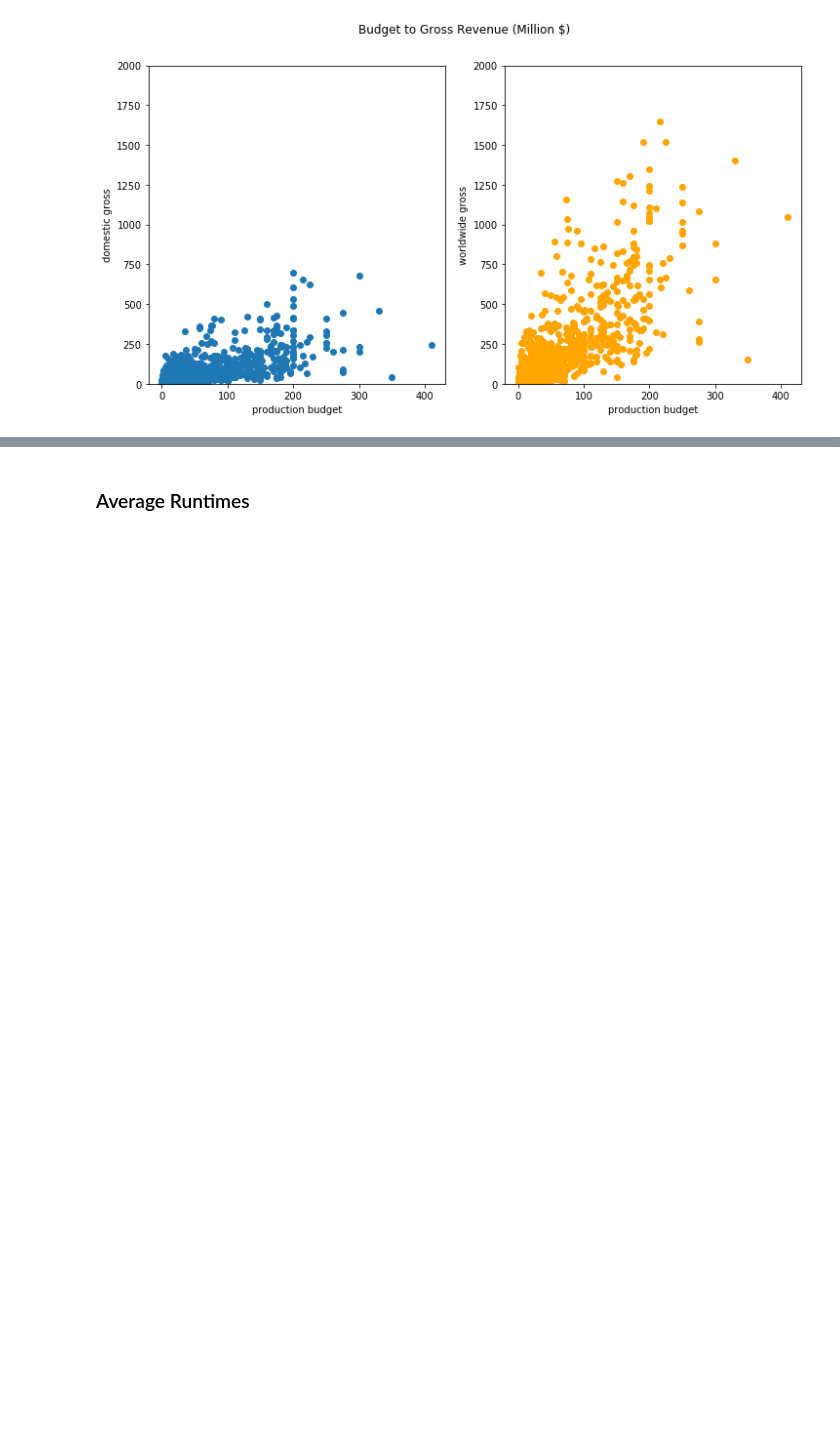
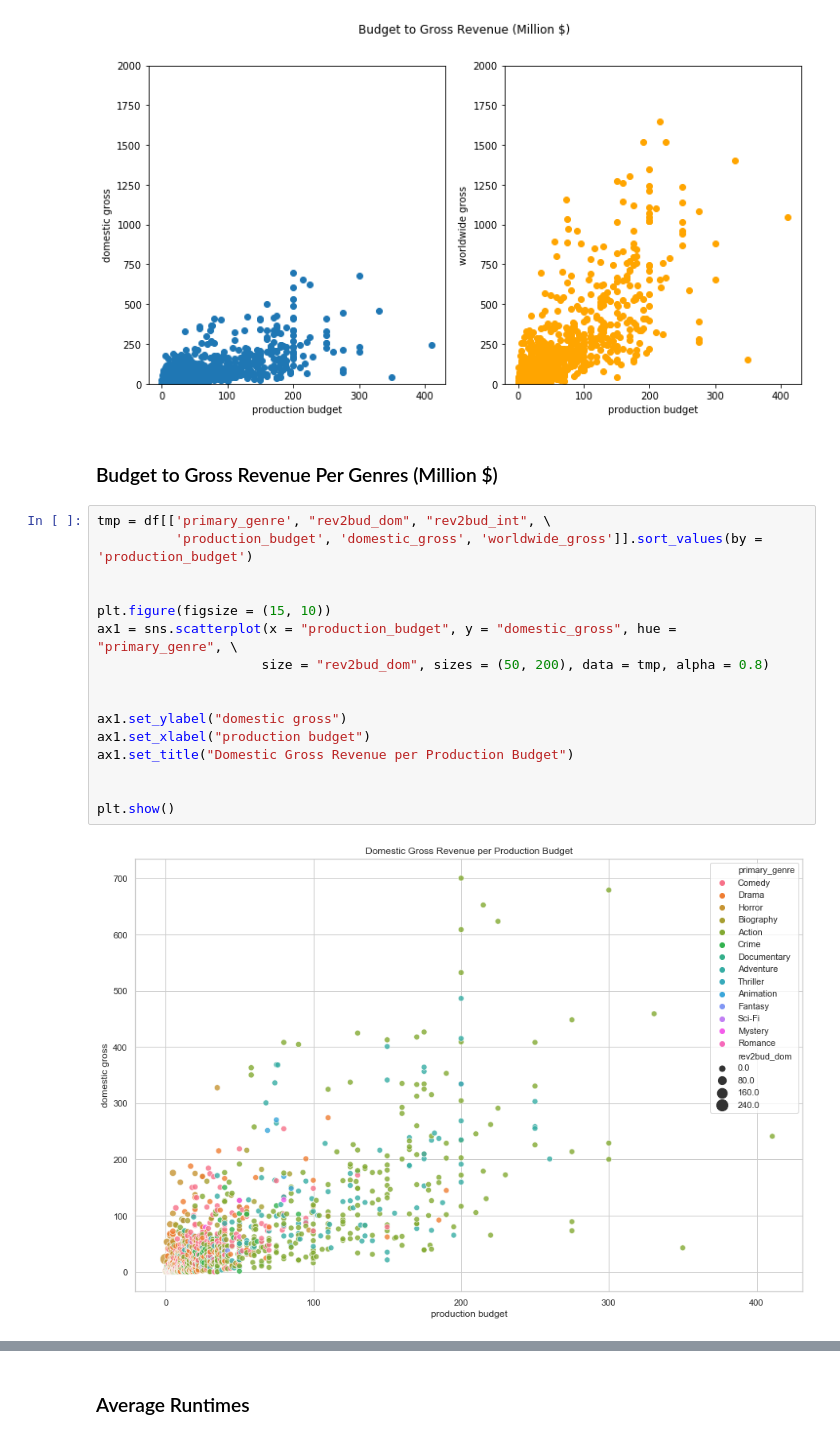
Before and after one commit to stereopickle/DS_movie_EDA, a Jupyter notebook: 010.Data_Analysis_Overview.ipynb, the cells around one changed output, grey strips where cells are left out. Saved outputs shown, nothing was run; the diff lists cells and outputs as text; blank space fills up the shorter version.

```diff
--- a/010.Data_Analysis_Overview.ipynb
+++ b/010.Data_Analysis_Overview.ipynb
@@ -151,3 +166,23 @@ ax2.set_ylim([0,2000])
 plt.show()
 # %% [output]
 [figure]
+# %% [markdown]
+### Budget to Gross Revenue Per Genres (Million $)
+# %%
+tmp = df[['primary_genre', "rev2bud_dom", "rev2bud_int", \
+          'production_budget', 'domestic_gross', 'worldwide_gross']].sort_values(by = 'production_budget')
+
+
+plt.figure(figsize = (15, 10))
+ax1 = sns.scatterplot(x = "production_budget", y = "domestic_gross", hue = "primary_genre", \
+                     size = "rev2bud_dom", sizes = (50, 200), data = tmp, alpha = 0.8)
+
+
+ax1.set_ylabel("domestic gross")
+ax1.set_xlabel("production budget")
+ax1.set_title("Domestic Gross Revenue per Production Budget")
+
+
+plt.show()
+# %% [output]
+[figure, added]
```
Also changed, not shown: parts of 18 cells of this notebook.
